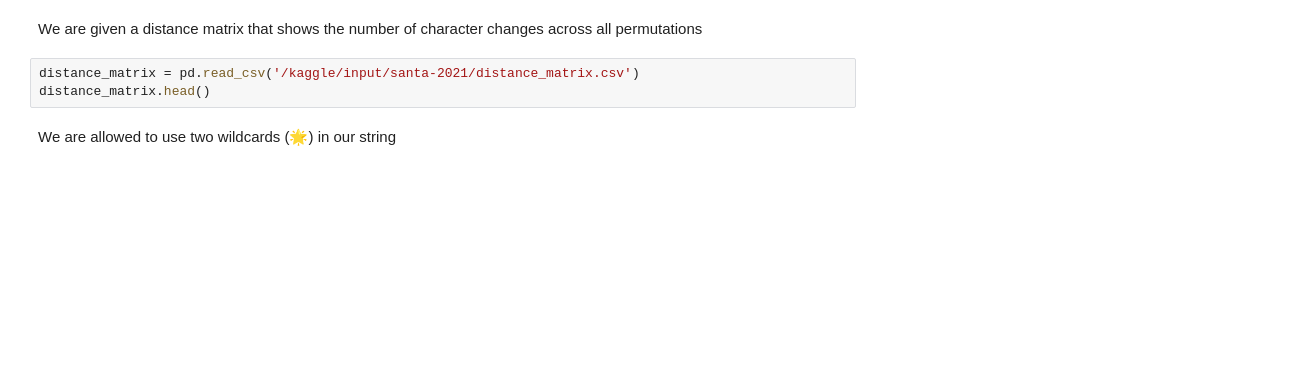
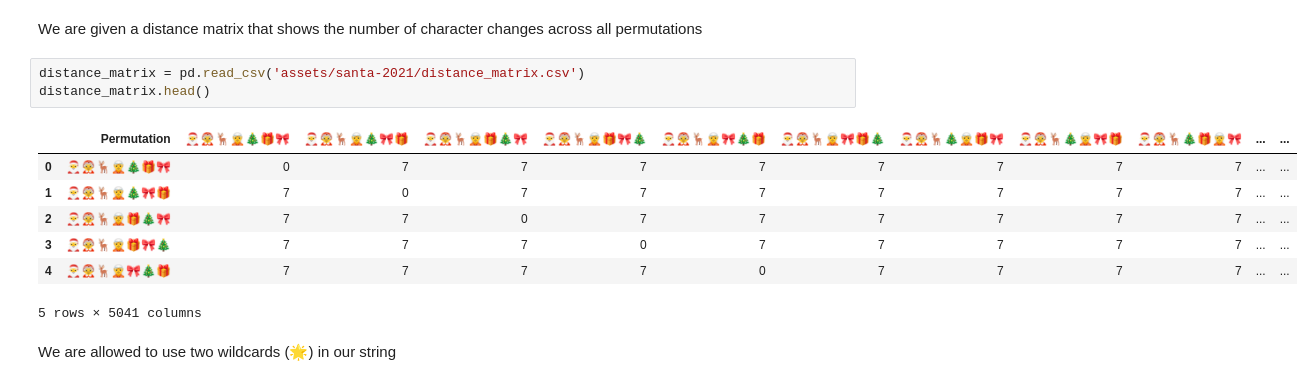
Before and after one commit to emily-bradley/merry-movie-montage, a Jupyter notebook: the-merry-movie-montage.ipynb, the cells around one changed output. Saved outputs shown, nothing was run; the diff lists cells and outputs as text; blank space fills up the shorter version.

```diff
--- a/the-merry-movie-montage.ipynb
+++ b/the-merry-movie-montage.ipynb
@@ -47,8 +77,16 @@ permutations.iloc[0][0][0] == permutations.iloc[0][0][1]
 # %% [markdown]
 We are given a distance matrix that shows the number of character changes across all permutations
 # %%
-distance_matrix = pd.read_csv('/kaggle/input/santa-2021/distance_matrix.csv')
+distance_matrix = pd.read_csv('assets/santa-2021/distance_matrix.csv')
 distance_matrix.head()
+# %% [output]
+|  | Permutation | 🎅🤶🦌🧝🎄🎁🎀 | 🎅🤶🦌🧝🎄🎀🎁 | 🎅🤶🦌🧝🎁🎄🎀 | 🎅🤶🦌🧝🎁🎀🎄 | 🎅🤶🦌🧝🎀🎄🎁 | 🎅🤶🦌🧝🎀🎁🎄 | 🎅🤶🦌🎄🧝🎁🎀 | 🎅🤶🦌🎄🧝🎀🎁 | 🎅🤶🦌🎄🎁🧝🎀 | ... | ... |
+| 0 | 🎅🤶🦌🧝🎄🎁🎀 | 0 | 7 | 7 | 7 | 7 | 7 | 7 | 7 | 7 | ... | ... |
+| 1 | 🎅🤶🦌🧝🎄🎀🎁 | 7 | 0 | 7 | 7 | 7 | 7 | 7 | 7 | 7 | ... | ... |
+| 2 | 🎅🤶🦌🧝🎁🎄🎀 | 7 | 7 | 0 | 7 | 7 | 7 | 7 | 7 | 7 | ... | ... |
+| 3 | 🎅🤶🦌🧝🎁🎀🎄 | 7 | 7 | 7 | 0 | 7 | 7 | 7 | 7 | 7 | ... | ... |
+| 4 | 🎅🤶🦌🧝🎀🎄🎁 | 7 | 7 | 7 | 7 | 0 | 7 | 7 | 7 | 7 | ... | ... |
+5 rows × 5041 columns
 # %% [markdown]
 We are allowed to use two wildcards (🌟) in our string
 # %%
```
Also changed, not shown: parts of 42 cells of this notebook.
